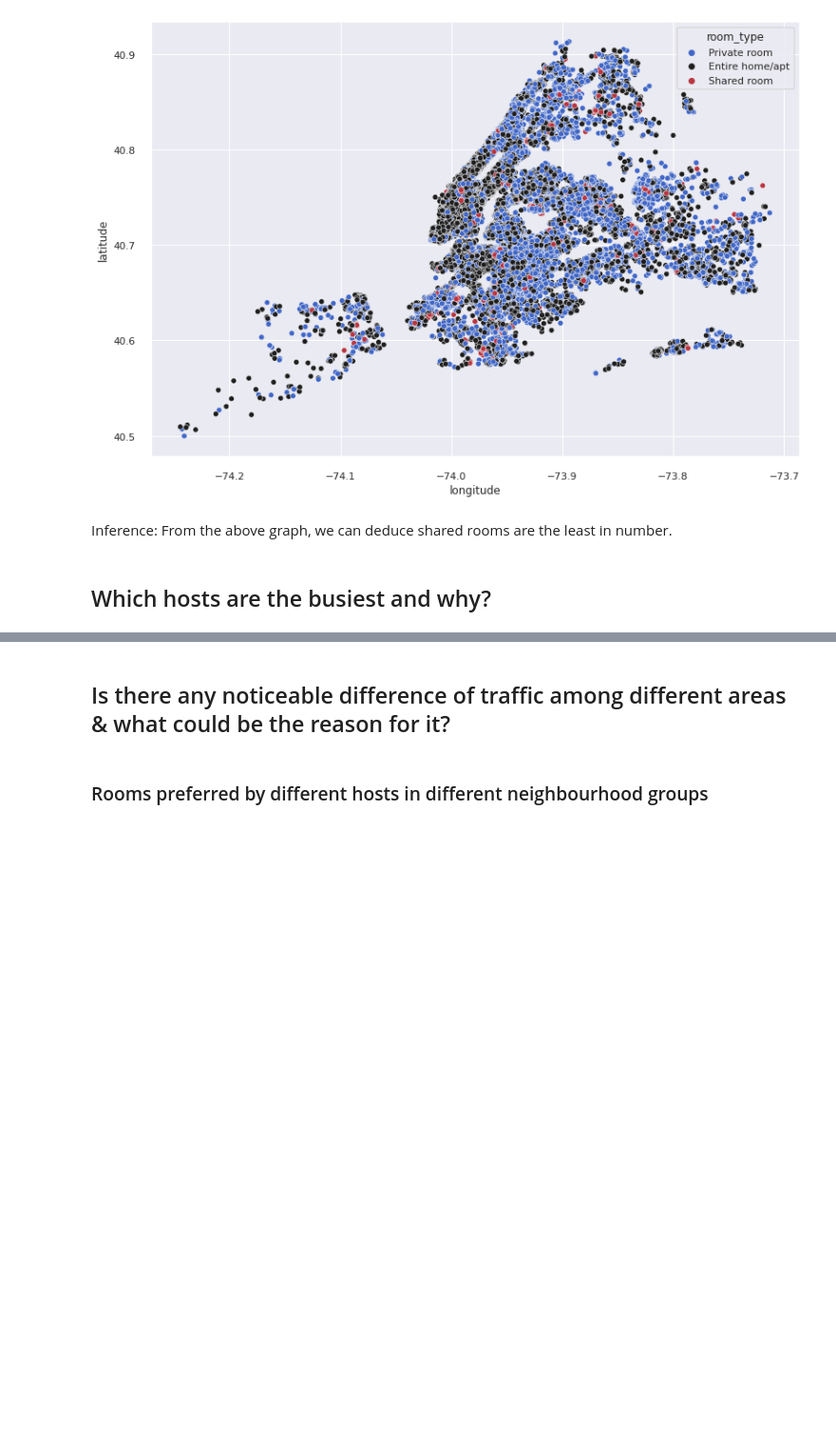
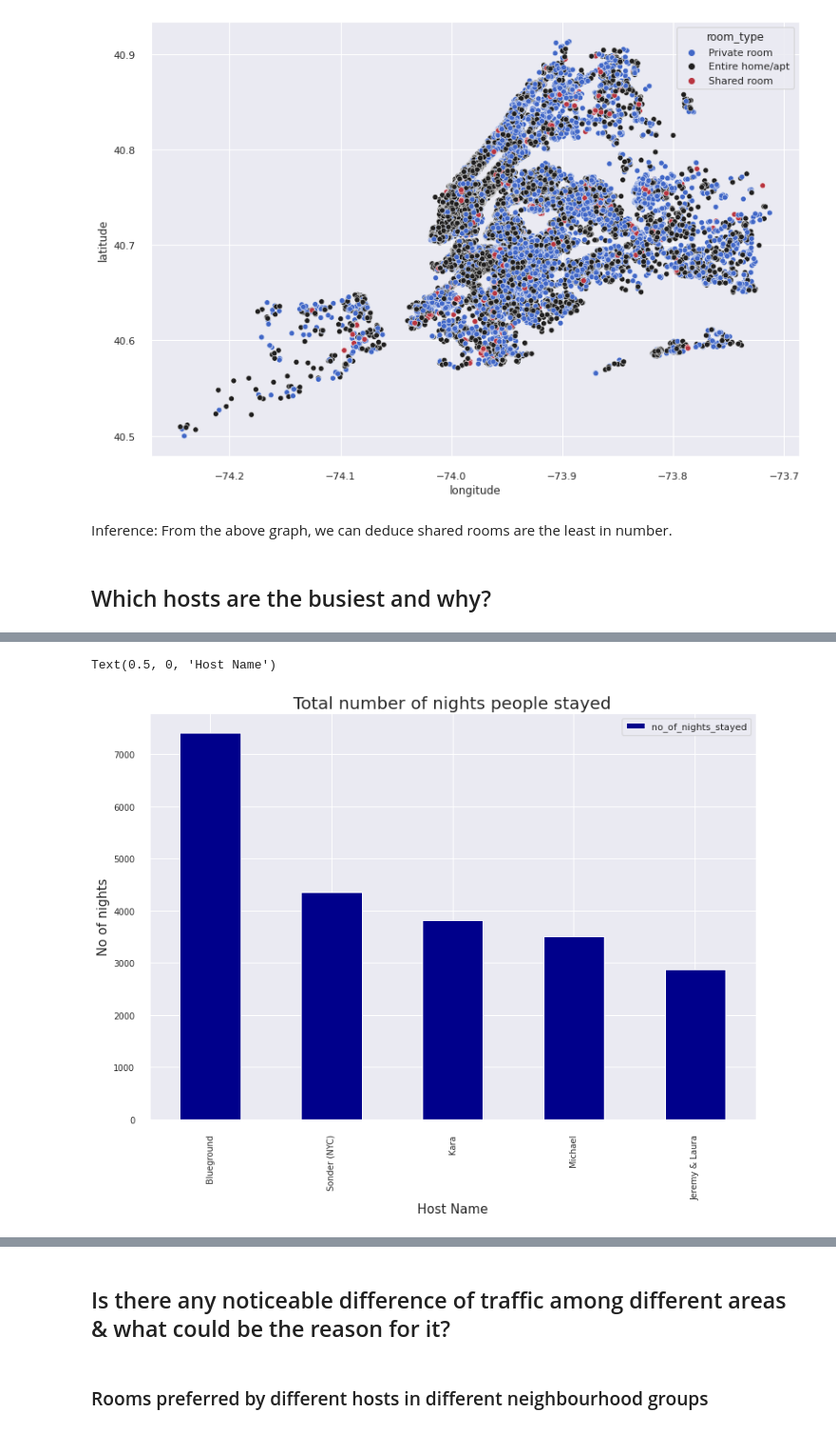
Before and after one commit to codeboy47/airbnb-booking-analysis, a Jupyter notebook: Akshit_Singh_Airbnb_Bookings_Analysis.ipynb, the cells around one changed output, grey strips where cells are left out. Shown at 95% size. Drawn from its saved outputs; the diff is of its cells as text; code cells hidden in the pictures; blank space fills up the shorter version.

Commit message:
added code for hosts that are busiest

```diff
--- a/Akshit_Singh_Airbnb_Bookings_Analysis.ipynb
+++ b/Akshit_Singh_Airbnb_Bookings_Analysis.ipynb
@@ -261,3 +261,7 @@ sns.scatterplot(
 Inference: From the above graph, we can deduce shared rooms are the least in number.
 # %% [markdown]
 ## Which hosts are the busiest and why?
+# %%
+# Finding the total number of nights stayed by hosts
+host_reviews_per_month = airbnb_df.groupby(['host_name', 'neighbourhood_group'], as_index = False).agg({'minimum_nights': 'sum'}).sort_values('minimum_nights', ascending = False).rename(columns = {'minimum_nights' : 'no_of_nights_stayed'})[:5]
+host_reviews_per_month
@@ -263,0 +275,14 @@ Inference: From the above graph, we can deduce shared rooms are the least in num
+# %%
+# setting aesthetics for creating a bar chart
+ax = host_reviews_per_month[['host_name', 'no_of_nights_stayed']].set_index('host_name').plot.bar(
+    linewidth = 1,
+    color = 'darkblue',
+    linestyle = 'solid',
+    fontsize = 10
+)
+ax.set_title('Total number of nights people stayed', fontsize = 20)
+ax.set_ylabel('No of nights', fontsize = 15)
+ax.set_xlabel('Host Name', fontsize = 15)
+# %% [output]
+Text(0.5, 0, 'Host Name')
+[figure, added]
```
Also changed, not shown: parts of 10 cells of this notebook.
